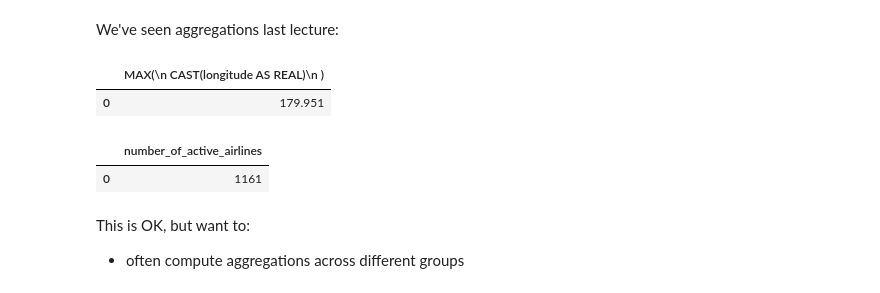
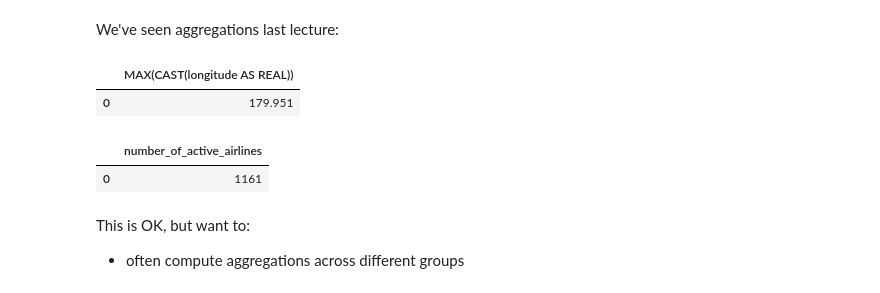
Before and after one commit to flatiron-school/NYC-DS-051622, a Jupyter notebook: Phase_1/Phase1_Topic7_SQL_Table_Relations/1_SQLJoinsAggregation/GroupbyJoins.ipynb, the cells around one changed output. Saved outputs shown, nothing was run; the diff lists cells and outputs as text; code cells hidden in the pictures.

```diff
--- a/Phase_1/Phase1_Topic7_SQL_Table_Relations/1_SQLJoinsAggregation/GroupbyJoins.ipynb
+++ b/Phase_1/Phase1_Topic7_SQL_Table_Relations/1_SQLJoinsAggregation/GroupbyJoins.ipynb
@@ -32,16 +32,15 @@ We've seen aggregations last lecture:
 # %%
 # Max value for longitude
 pd.read_sql('''
     SELECT
         -- Note we have to cast to a numerical value first
-        MAX(
-            CAST(longitude AS REAL)
-        )
+        MAX(CAST(longitude AS REAL))
+
     FROM
         airports
 ''', conn)
 # %% [output]
-|  | MAX(\n CAST(longitude AS REAL)\n ) |
+|  | MAX(CAST(longitude AS REAL)) |
 | 0 | 179.951 |
 # %%
 # Effectively counts all the active airlines
```
Also changed, not shown: parts of 3 cells of this notebook, 9 other files.
